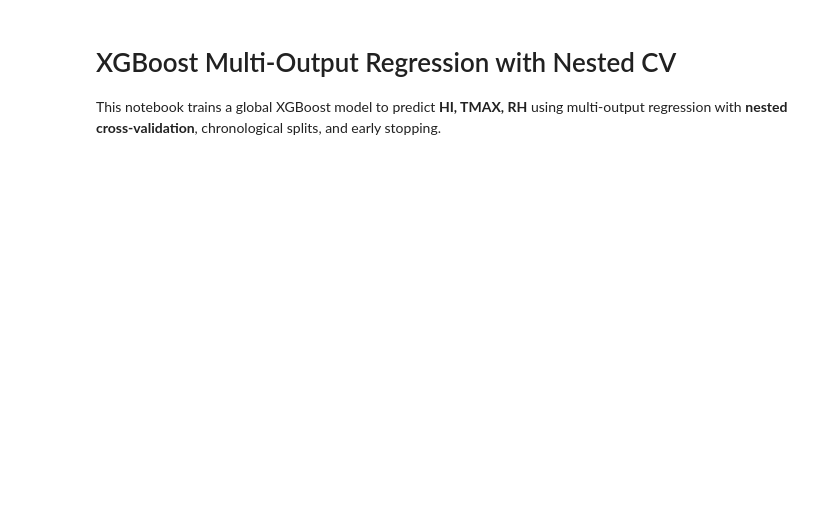
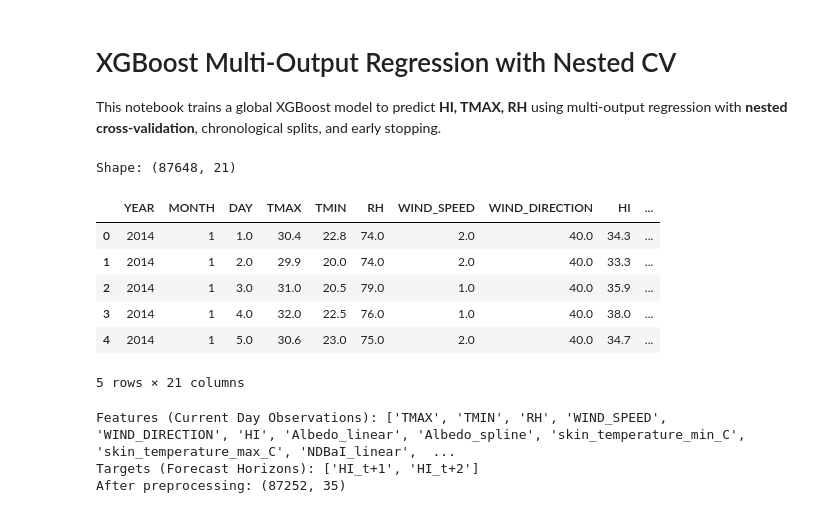
Before and after one commit to machiwao/Meteorologically-aware-AI-for-Enhanced-Heat-Index-Forecasting-in-the-Philippine-Context, a Jupyter notebook: xgb_nested_cv.ipynb, the cells around one changed output. Saved outputs shown, nothing was run; the diff lists cells and outputs as text; code cells hidden in the pictures; blank space fills up the shorter version.

```diff
--- a/xgb_nested_cv.ipynb
+++ b/xgb_nested_cv.ipynb
@@ -18,25 +18,79 @@ os.makedirs("models", exist_ok=True)
 # %%
 # Load all station CSVs from merged_datasets folder
 folder = "merged_datasets"
 all_data = []
 
 for file in os.listdir(folder):
     if file.endswith(".csv"):
         station = file.replace(".csv", "")
         df = pd.read_csv(os.path.join(folder, file))
-        df["Station"] = station
+        df["STATION"] = station
         all_data.append(df)
 
 data = pd.concat(all_data, ignore_index=True)
 
 print("Shape:", data.shape)
 data.head()
+# %% [output]
+Shape: (87648, 21)
+|  | YEAR | MONTH | DAY | TMAX | TMIN | RH | WIND_SPEED | WIND_DIRECTION | HI | ... |
+| 0 | 2014 | 1 | 1.0 | 30.4 | 22.8 | 74.0 | 2.0 | 40.0 | 34.3 | ... |
+| 1 | 2014 | 1 | 2.0 | 29.9 | 20.0 | 74.0 | 2.0 | 40.0 | 33.3 | ... |
+| 2 | 2014 | 1 | 3.0 | 31.0 | 20.5 | 79.0 | 1.0 | 40.0 | 35.9 | ... |
+| 3 | 2014 | 1 | 4.0 | 32.0 | 22.5 | 76.0 | 1.0 | 40.0 | 38.0 | ... |
+| 4 | 2014 | 1 | 5.0 | 30.6 | 23.0 | 75.0 | 2.0 | 40.0 | 34.7 | ... |
+5 rows × 21 columns
 # %%
-# Define features and targets
-target_cols = ["HI", "TMAX", "RH"]
-feature_cols = [c for c in data.columns if c not in target_cols + ["Station", "YEAR", "MONTH", "DAY"]]
+# Seasonal helper
+def get_philippines_season(month):
+    # 0 = dry, 1 = wet (simplified)
+    return 0 if month in [1,2,3,4,11,12] else 1
+
+data['DATE'] = pd.to_datetime(data[['YEAR', 'MONTH', 'DAY']], errors='coerce')
+
+# Add engineered features
+data['DAY_OF_YEAR'] = data['DATE'].dt.dayofyear
+data['SEASON'] = data['MONTH'].apply(get_philippines_season)
+data['IS_DRY_SEASON'] = (data['SEASON'] == 0).astype(int)
+data['IS_WET_SEASON'] = (data['SEASON'] == 1).astype(int)
+data['IS_SOUTHWEST_MONSOON'] = data['MONTH'].apply(lambda x: 1 if x in [6,7,8,9] else 0)
+data['IS_NORTHEAST_MONSOON'] = data['MONTH'].apply(lambda x: 1 if x in [12,1,2,3] else 0)
+
+if 'TMAX' in data.columns and 'TMIN' in data.columns:
+    data['TEMP_RANGE'] = data['TMAX'] - data['TMIN']
+    data['TEMP_MEAN'] = (data['TMAX'] + data['TMIN']) / 2
+
+if 'WIND_SPEED' in data.columns and 'WIND_DIRECTION' in data.columns:
+    data['WIND_U'] = -data['WIND_SPEED'] * np.sin(np.radians(data['WIND_DIRECTION']))
+    data['WIND_V'] = -data['WIND_SPEED'] * np.cos(np.radians(data['WIND_DIRECTION']))
+
+if 'NDVI_original' in data.columns and 'NDBI_linear' in data.columns:
+    data['URBAN_VEG_RATIO'] = data['NDBI_linear'] / (data['NDVI_original'] + 0.001)
+
+data = data.sort_values(by=['DATE', 'STATION']).reset_index(drop=True)
+data = data.dropna(subset=['DATE'])
+
+station_col = "STATION"
+hi_col = "HI"
+data['HI_t+1'] = data.groupby(station_col)[hi_col].shift(-1)
+data['HI_t+2'] = data.groupby(station_col)[hi_col].shift(-2)
+
+target_cols = ["HI_t+1", "HI_t+2"]
+
+feature_cols = [c for c in data.columns if c not in target_cols + ["STATION", "YEAR", "MONTH", "DAY", "DATE"]]
+
+data = data.dropna(subset=['HI_t+1', 'HI_t+2'])
 
 X = data[feature_cols]
 y = data[target_cols]
-stations = data["Station"]
+stations = data["STATION"]
+
+print("Features (Current Day Observations):", feature_cols)
+print("Targets (Forecast Horizons):", target_cols)
+
+print("After preprocessing:", data.shape)
+# %% [output]
+Features (Current Day Observations): ['TMAX', 'TMIN', 'RH', 'WIND_SPEED', 'WIND_DIRECTION', 'HI', 'Albedo_linear', 'Albedo_spline', 'skin_temperature_min_C', 'skin_temperature_max_C', 'NDBaI_linear',  ...
+Targets (Forecast Horizons): ['HI_t+1', 'HI_t+2']
+After preprocessing: (87252, 35)
 # %%
```
Also changed, not shown: parts of 9 cells of this notebook.
